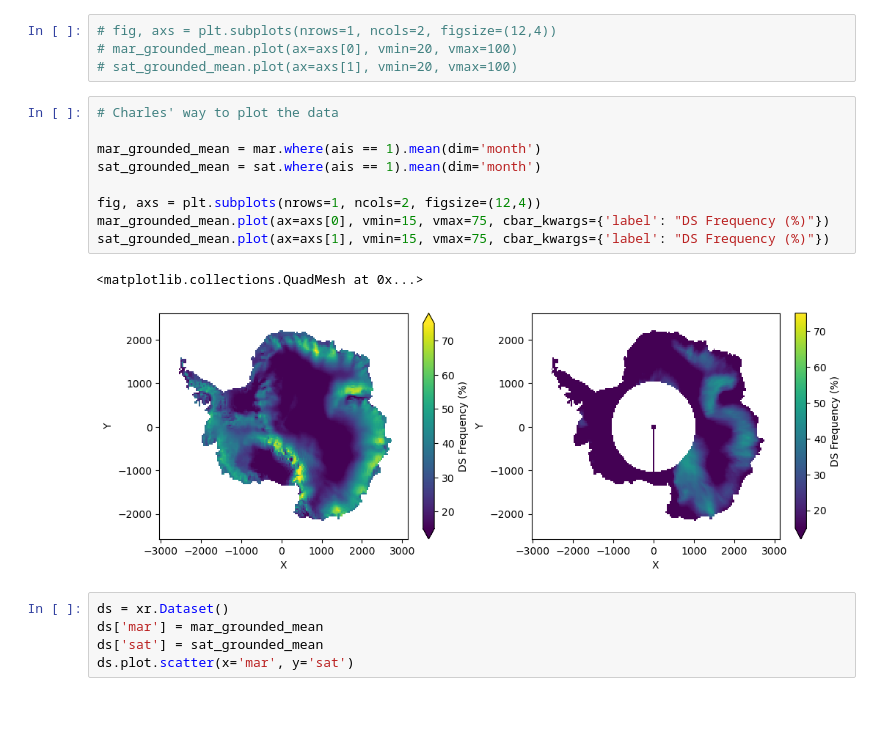
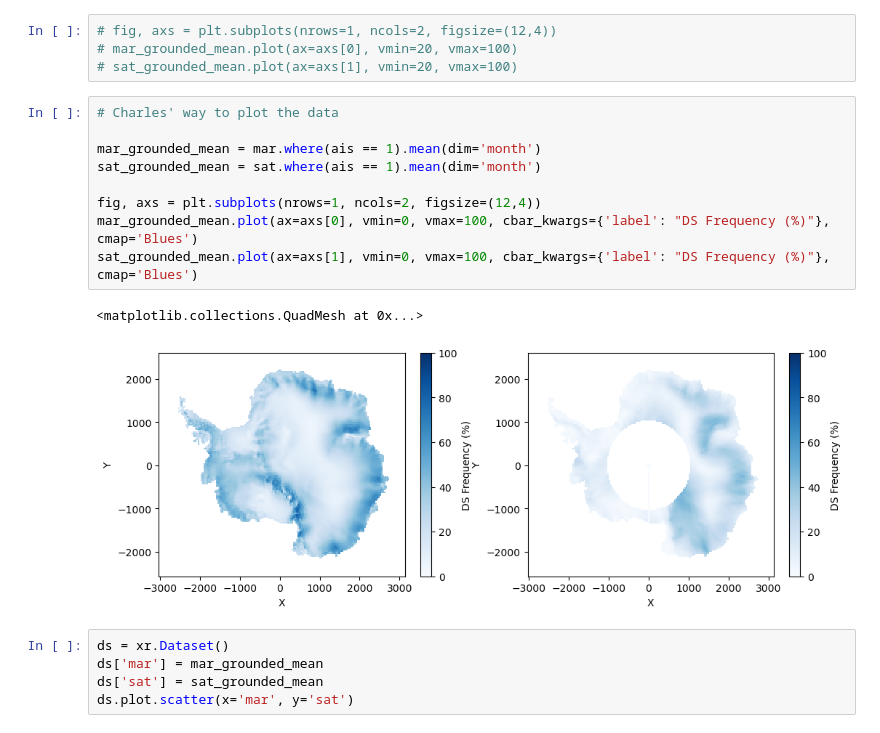
Before and after one commit to stefan-hofer/Antarctica_clouds, a Jupyter notebook: Charles/plots.ipynb, the cells around one changed output. Saved outputs shown, nothing was run; the diff lists cells and outputs as text; blank space fills up the shorter version.

```diff
--- a/Charles/plots.ipynb
+++ b/Charles/plots.ipynb
@@ -85,15 +85,15 @@ sat_grounded_mean = sat.where(ais == 1).mean(dim='month')
 # %%
 # Charles' way to plot the data
 
 mar_grounded_mean = mar.where(ais == 1).mean(dim='month')
 sat_grounded_mean = sat.where(ais == 1).mean(dim='month')
 
 fig, axs = plt.subplots(nrows=1, ncols=2, figsize=(12,4))
-mar_grounded_mean.plot(ax=axs[0], vmin=15, vmax=75, cbar_kwargs={'label': "DS Frequency (%)"})
-sat_grounded_mean.plot(ax=axs[1], vmin=15, vmax=75, cbar_kwargs={'label': "DS Frequency (%)"})
+mar_grounded_mean.plot(ax=axs[0], vmin=0, vmax=100, cbar_kwargs={'label': "DS Frequency (%)"}, cmap='Blues')
+sat_grounded_mean.plot(ax=axs[1], vmin=0, vmax=100, cbar_kwargs={'label': "DS Frequency (%)"}, cmap='Blues')
 # %% [output]
 <matplotlib.collections.QuadMesh at 0x...>
-[figure, old version]
+[figure, new version]
 # %%
 ds = xr.Dataset()
 ds['mar'] = mar_grounded_mean
```
Also changed, not shown: 1 other file.
